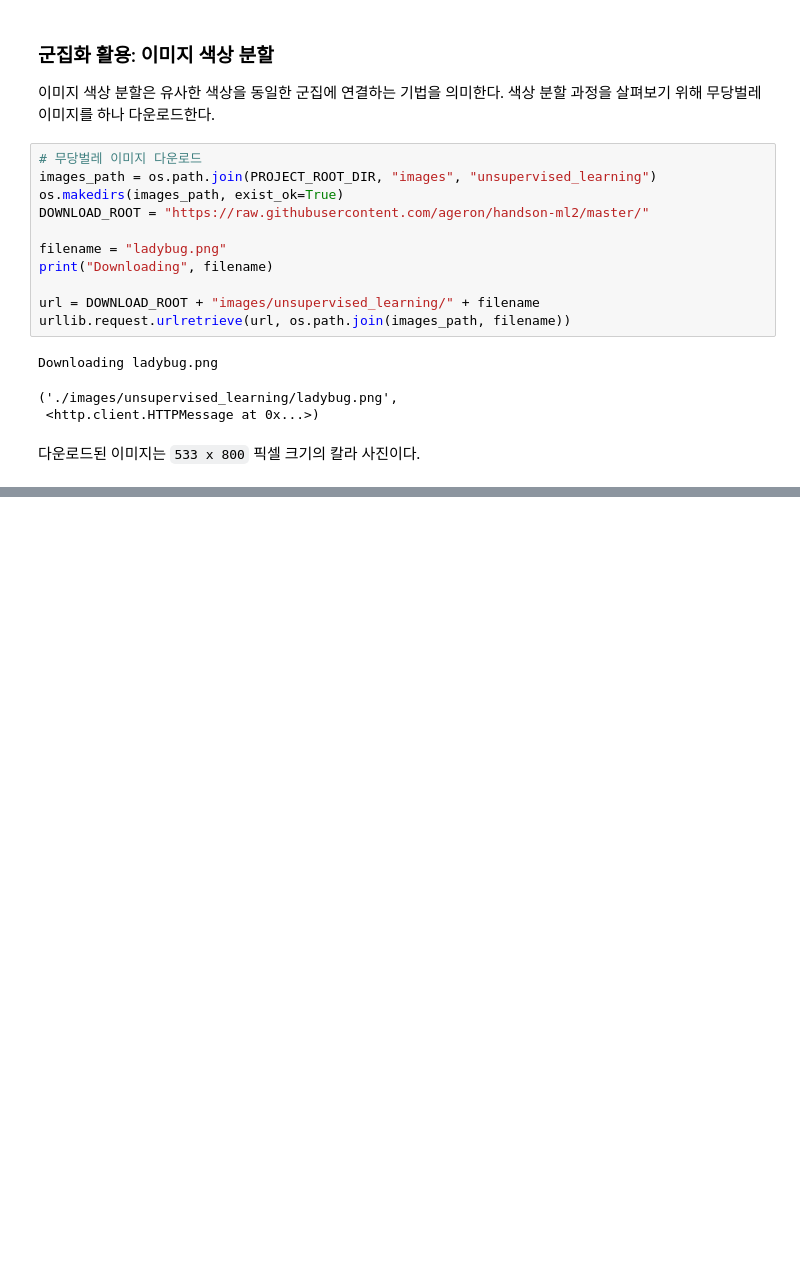
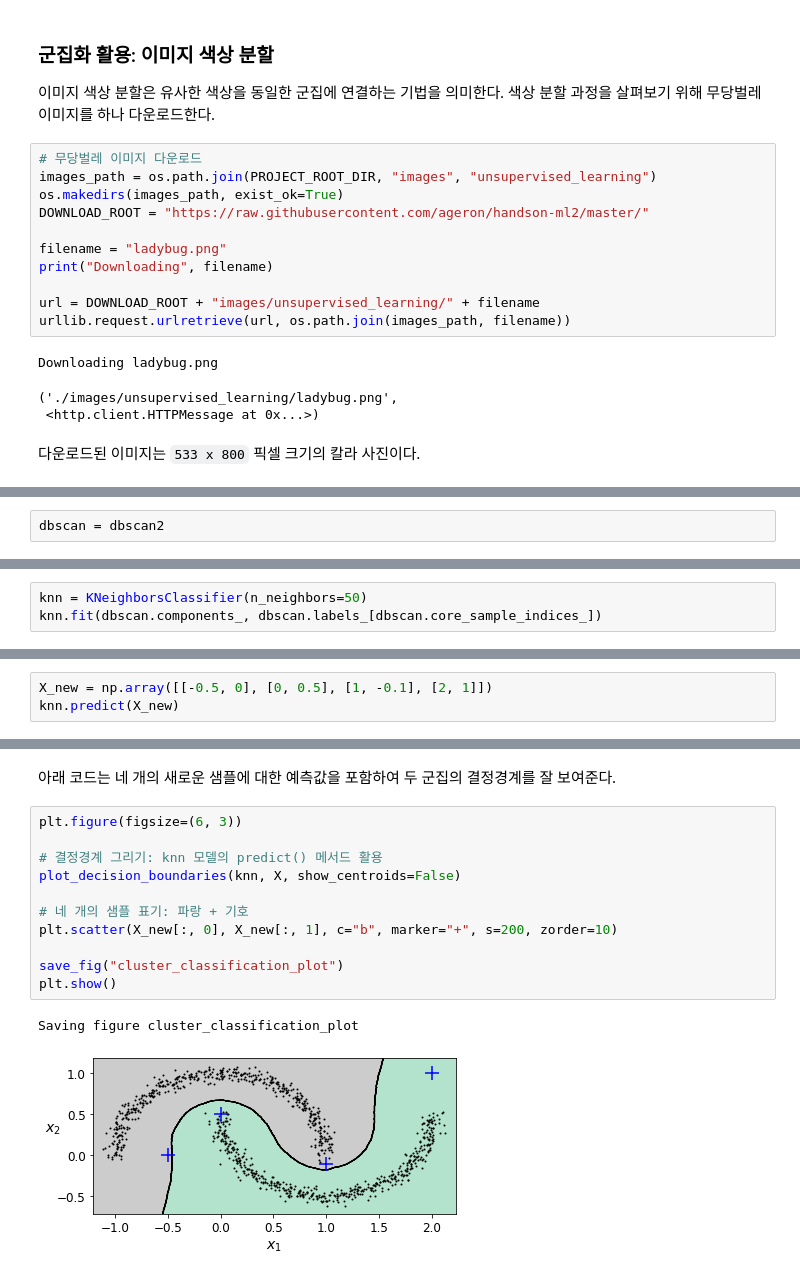
Before and after one commit to Moerai/Hands_On_ML-DL_Study, a Jupyter notebook: handson2_ML09.ipynb, the cells around one changed output, grey strips where cells are left out. Cells and saved outputs as stored; diff of their text form; blank space fills up the shorter version.

```diff
--- a/handson2_ML09.ipynb
+++ b/handson2_ML09.ipynb
@@ -938,0 +1443,2 @@ Downloading ladybug.png
+# %%
+dbscan = dbscan2
@@ -938,0 +1452,3 @@ Downloading ladybug.png
+# %%
+knn = KNeighborsClassifier(n_neighbors=50)
+knn.fit(dbscan.components_, dbscan.labels_[dbscan.core_sample_indices_])
@@ -938,0 +1459,3 @@ Downloading ladybug.png
+# %%
+X_new = np.array([[-0.5, 0], [0, 0.5], [1, -0.1], [2, 1]])
+knn.predict(X_new)
@@ -938,0 +1473,16 @@ Downloading ladybug.png
+# %% [markdown]
+아래 코드는 네 개의 새로운 샘플에 대한 예측값을 포함하여 두 군집의 결정경계를 잘 보여준다.
+# %%
+plt.figure(figsize=(6, 3))
+
+# 결정경계 그리기: knn 모델의 predict() 메서드 활용
+plot_decision_boundaries(knn, X, show_centroids=False)
+
+# 네 개의 샘플 표기: 파랑 + 기호
+plt.scatter(X_new[:, 0], X_new[:, 1], c="b", marker="+", s=200, zorder=10)
+
+save_fig("cluster_classification_plot")
+plt.show()
+# %% [output]
+Saving figure cluster_classification_plot
+[figure, added]
```
Also changed, not shown: parts of 221 cells of this notebook.
